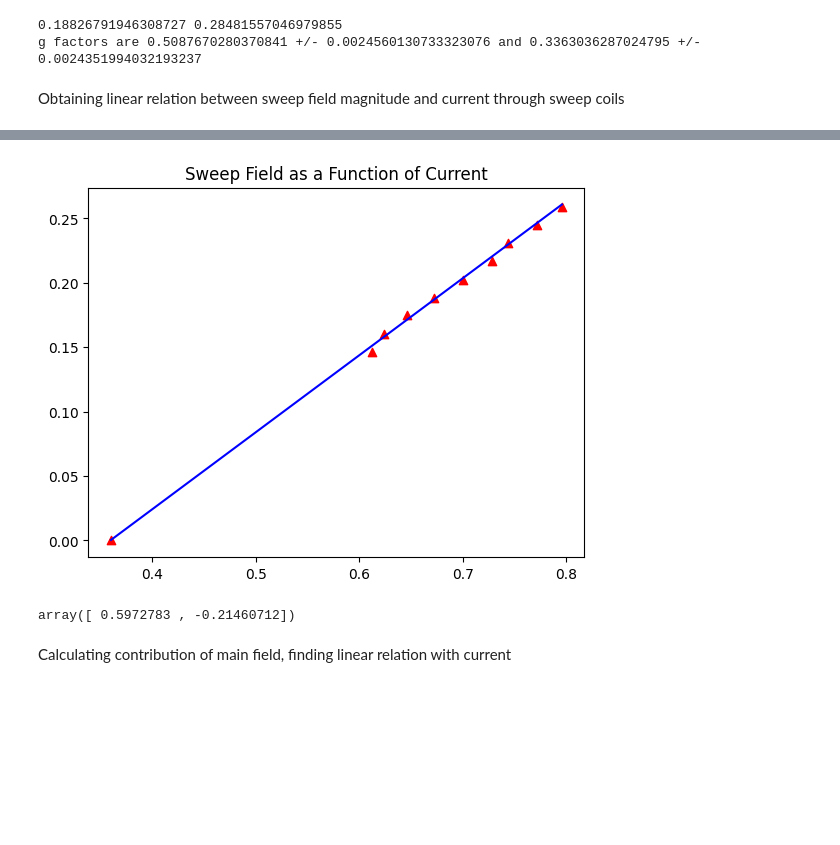
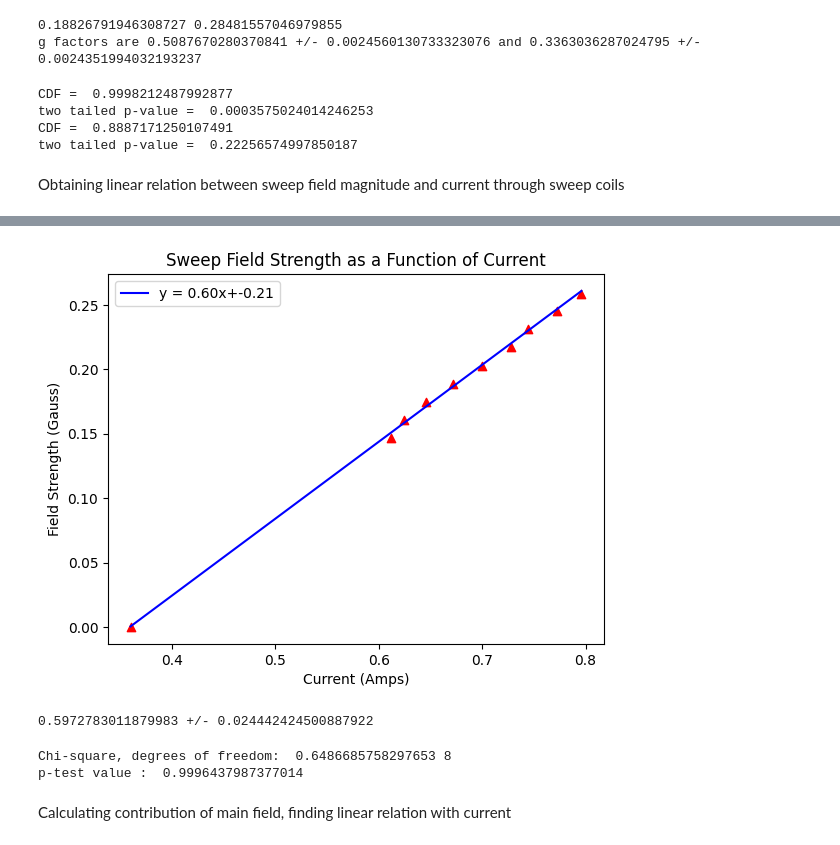
Before and after one commit to 001hazel/Phys-134, a Jupyter notebook: Optical_Pumping_Data_Analysis.ipynb, the cells around one changed output, grey strips where cells are left out. Cells and saved outputs as stored; diff of their text form; code cells hidden in the pictures; blank space fills up the shorter version.

```diff
--- a/Optical_Pumping_Data_Analysis.ipynb
+++ b/Optical_Pumping_Data_Analysis.ipynb
@@ -93,3 +97,35 @@ g factors are 0.5087670280370841 +/- 0.0024560130733323076 and 0.336303628702479
+# %%
+##hypothesis testing for g-factors
+test_1 = (g_f1-1/2)/g_err_1
+
+cdf = stats.norm.cdf(test_1,0,1)
+
+print ("CDF = ",stats.norm.cdf(test_1,0,1))
+
+if cdf>0.5:
+    pvalue_2t = 2*(1-cdf)
+else :
+    pvalue_2t=2*(cdf)
+
+print ("two tailed p-value = ",pvalue_2t)
+
+test_2 = (g_f2-1/3)/g_err_2
+
+cdf = stats.norm.cdf(test_2,0,1)
+
+print ("CDF = ",stats.norm.cdf(test_2,0,1))
+
+if cdf>0.5:
+    pvalue_2t = 2*(1-cdf)
+else :
+    pvalue_2t=2*(cdf)
+
+print ("two tailed p-value = ",pvalue_2t)
+# %% [output]
+CDF =  0.9998212487992877
+two tailed p-value =  0.0003575024014246253
+CDF =  0.8887171250107491
+two tailed p-value =  0.22256574997850187
 # %%
 def mag_field(f,g):
   return f/(g*1.3996)
@@ -103,8 +139,13 @@ params_3,covariance_3 = scipy.optimize.curve_fit(linear,voltage_1,sweep_field,si
 sweep_line = linear(voltage_1,*params_3)
 # %%
 plt.figure()
-plt.plot(voltage_1,sweep_line,color='blue')
+plt.plot(voltage_1,sweep_line,color='blue',label = 'y = {:.2f}x+{:.2f}'.format(params_3[0],params_3[1]))
 plt.scatter(voltage_1,sweep_field,marker='^',color='red')
-plt.title('Sweep Field as a Function of Current')
+plt.title('Sweep Field Strength as a Function of Current')
+plt.xlabel('Current (Amps)')
+plt.ylabel('Field Strength (Gauss)')
+plt.legend()
+plt.savefig('sweepfieldcalibration.png')
+files.download('sweepfieldcalibration.png')
 plt.show()
 # %% [output]
@@ -111,8 +154,17 @@ plt.show()
-[figure, old version]
+[figure, new version]
-# %%
-params_3
-# %% [output]
-array([ 0.5972783 , -0.21460712])
+# %%
+print(params_3[0],'+/-',np.sqrt(covariance_3[0,0]))
+# %% [output]
+0.5972783011879983 +/- 0.024442424500887922
+# %%
+chisq = sum((sweep_field-sweep_line)**2/error_1**2)
+ndf = len(sweep_field)-len(params_3)
+
+print('Chi-square, degrees of freedom: ',chisq,ndf)
+print('p-test value : ',1.-stats.chi2.cdf(chisq,df=ndf))
+# %% [output]
+Chi-square, degrees of freedom:  0.6486685758297653 8
+p-test value :  0.9996437987377014
 # %% [markdown]
 Calculating contribution of main field, finding linear relation with current
 # %%
```
Also changed, not shown: parts of 17 cells of this notebook.
